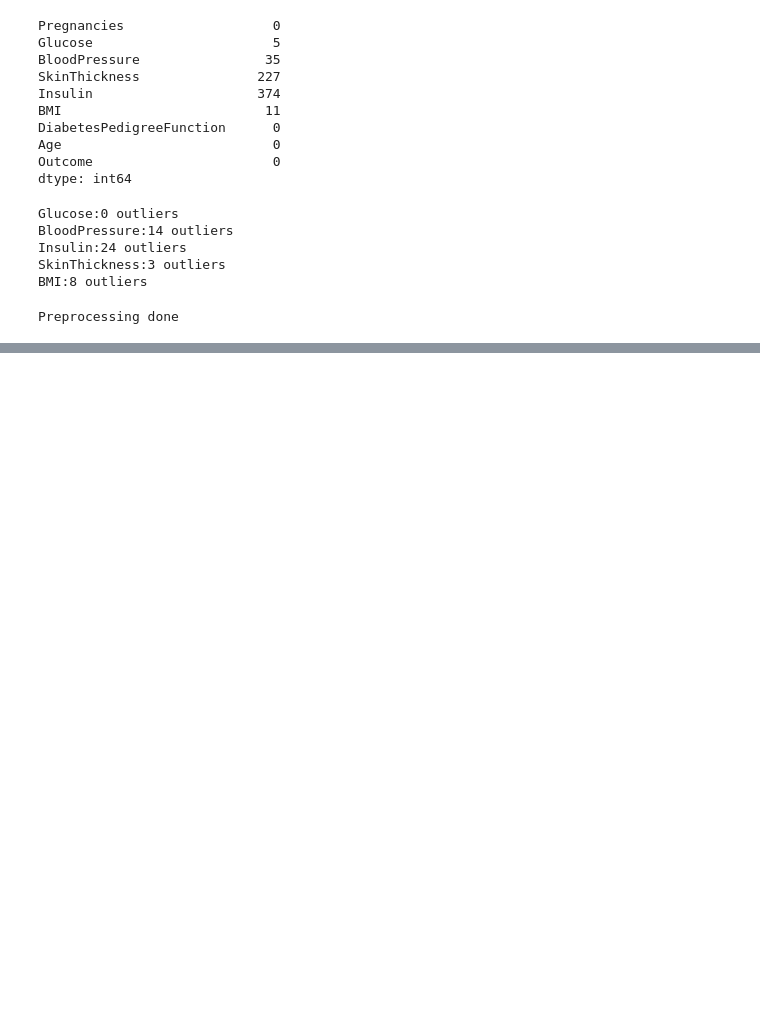
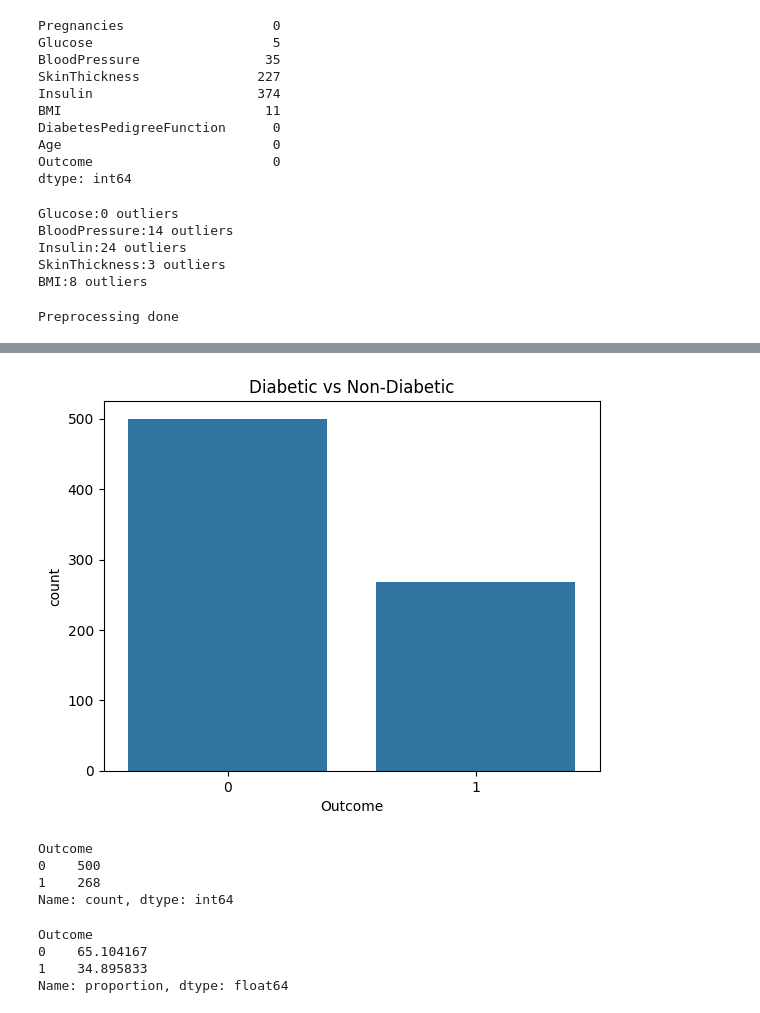
Before and after one commit to madhumirra01/diabetes-prediction-logistic-regression, a Jupyter notebook: diabetes-prediction.ipynb, the cells around one changed output, grey strips where cells are left out. Cells and saved outputs as stored; diff of their text form; code cells hidden in the pictures; blank space fills up the shorter version.

```diff
--- a/diabetes-prediction.ipynb
+++ b/diabetes-prediction.ipynb
@@ -129,0 +137,20 @@ Preprocessing done
+# %%
+sns.countplot(x='Outcome', data=df)
+plt.title('Diabetic vs Non-Diabetic')
+plt.show()
+# %% [output]
+[figure, added]
+# %%
+print(df['Outcome'].value_counts())
+# %% [output]
+Outcome
+0    500
+1    268
+Name: count, dtype: int64
+# %%
+print(df['Outcome'].value_counts(normalize=True) * 100)   #percentage
+# %% [output]
+Outcome
+0    65.104167
+1    34.895833
+Name: proportion, dtype: float64
```
Also changed, not shown: parts of 3 cells of this notebook.
